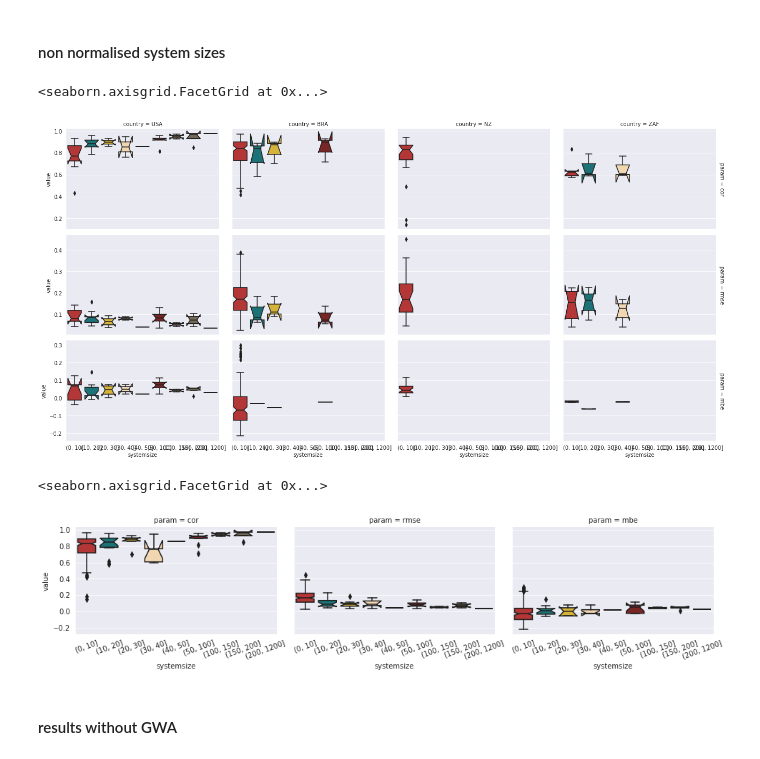
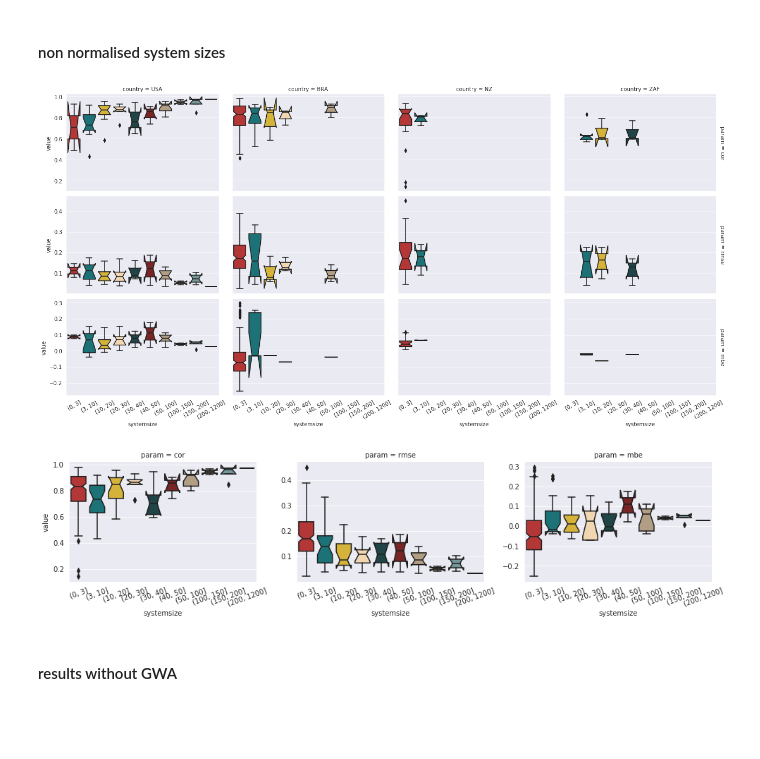
Before and after one commit to KatharinaGruber/windpower_GWA, a Jupyter notebook: story.ipynb, the cells around one changed output. Saved outputs shown, nothing was run; the diff lists cells and outputs as text; code cells hidden in the pictures; blank space fills up the shorter version.

```diff
--- a/story.ipynb
+++ b/story.ipynb
@@ -8,13 +9,10 @@ sns.set_style("darkgrid")
 from paths import results_path
 # %%
 results = pd.read_pickle(results_path + '/results_merged.pkl')
-# %%
-results['systemsize2'] = pd.cut(results.systemsize,
-                                pd.IntervalIndex.from_tuples([(0,0.1),(0.1,0.2), (0.2,0.3), (0.3,0.4), (0.4,0.5), (0.5,1)]))
 # %%
-results_nnss = pd.read_pickle(results_path + '/results_merged_nonormSyssize.pkl')
-results_nnss['systemsize2'] = pd.cut(results_nnss.systemsize,
-                                pd.IntervalIndex.from_tuples([(0,10),(10,20),(20,30),(30,40),(40,50),(50,100),(100,150),(150,200),(200,1200)]))
+results['systemsize3'] = pd.cut(results.systemsize,
+                                    pd.IntervalIndex.from_tuples([(0,3),(3,10),(10,20),(20,30),(30,40),(40,50),(50,100),(
+                                        100,150),(150,200),(200,1200)]))
 # %% [markdown]
 # 1. MERRA vs. ERA
 # %% [markdown]
@@ -177,25 +289,27 @@ sns.catplot(x = 'systemsize2', y = 'value', col='param',
 # %% [markdown]
 #### non normalised system sizes
 # %%
-res = results_nnss[(results_nnss.dataset=='ERA5')&(results_nnss.GWA=='GWA2')&(results_nnss.param!='avg')]
-sns.catplot(x = 'systemsize2', y = 'value', col='country',row='param',
+res = results[(results.dataset=='ERA5')&(results.GWA=='GWA2')&(results.param!='avg')]
+sns.catplot(x = 'systemsize3', y = 'value', col='country',row='param',
               kind='box',
             height=3, aspect=1.5,
             data=res, margin_titles=True, sharey='row', notch = True
-           ).set_axis_labels("systemsize", "value")#.set_xticklabels(rotation=20)
+           ).set_axis_labels("systemsize", "value").set_xticklabels(rotation=30)
+plt.subplots_adjust(bottom=0.1,left=0.05)
+plt.savefig(results_path + '/plots/spatial_resolution.png')
 # %% [output]
-<seaborn.axisgrid.FacetGrid at 0x...>
-[figure, old version]
+[figure, new version]
 # %%
-res = results_nnss[(results_nnss.dataset=='ERA5')&(results_nnss.GWA=='GWA2')&(results_nnss.param!='avg')]
-sns.catplot(x = 'systemsize2', y = 'value', col='param',
+res = results[(results.dataset=='ERA5')&(results.GWA=='GWA2')&(results.param!='avg')]
+sns.catplot(x = 'systemsize3', y = 'value', col='param',
               kind='box',
             height=3, aspect=1.5,
-            data=res, margin_titles=True, sharey='row', notch = True
+            data=res, margin_titles=True, sharey=False, notch = True
            ).set_axis_labels("systemsize", "value").set_xticklabels(rotation=20)
+plt.subplots_adjust(bottom=0.1)
+plt.savefig(results_path + '/plots/spatial_resolution_all.png')
 # %% [output]
-<seaborn.axisgrid.FacetGrid at 0x...>
-[figure, old version]
+[figure, new version]
 # %% [markdown]
 #### results without GWA
 # %% [markdown]
```
Also changed, not shown: parts of 27 cells of this notebook.
